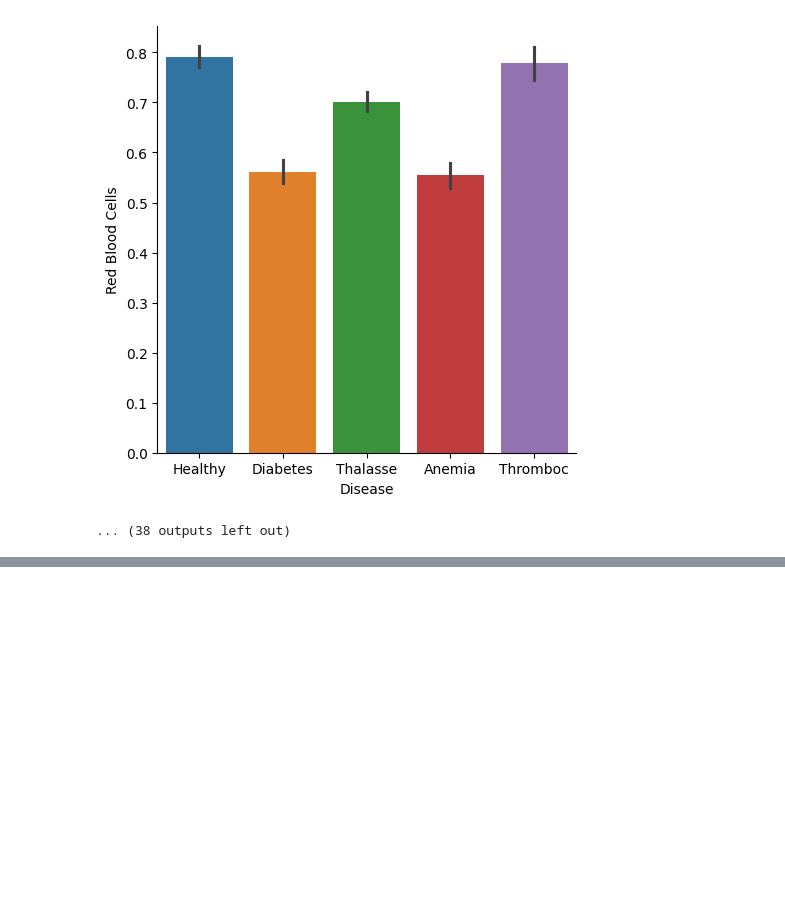
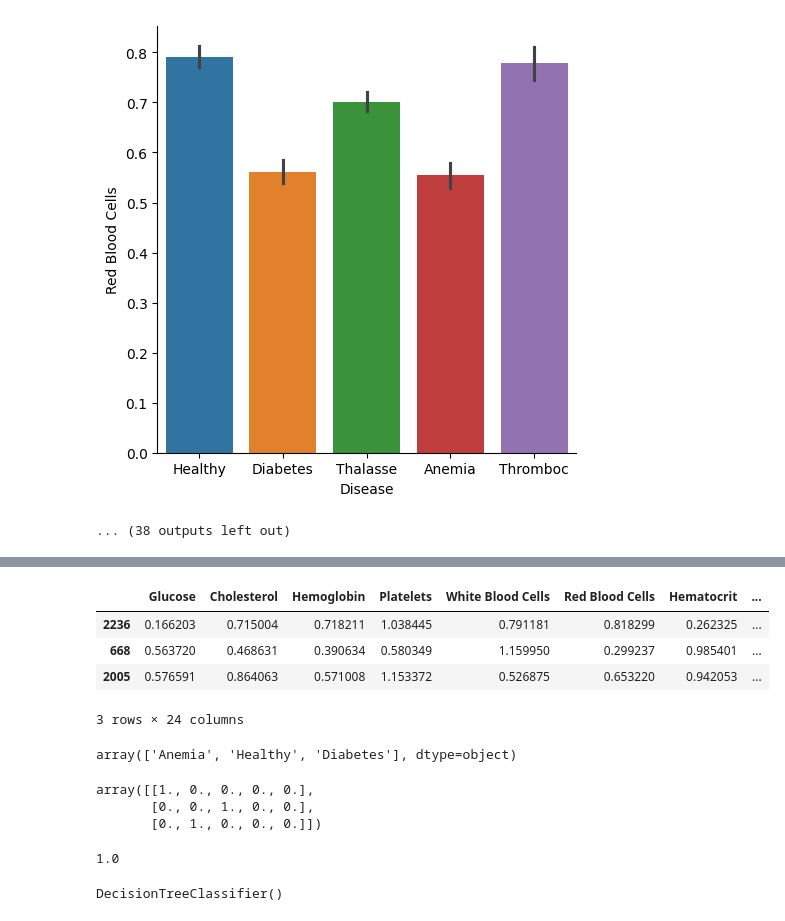
Before and after one commit to renan-b-eth/AulaIA-12-04, a Jupyter notebook: main.ipynb, the cells around one changed output, grey strips where cells are left out. Drawn from its saved outputs; the diff is of its cells as text; code cells hidden in the pictures; blank space fills up the shorter version.

```diff
--- a/main.ipynb
+++ b/main.ipynb
@@ -63,0 +83,28 @@ Red Blood Cells
+# %%
+pac_aleatorio = X.sample(3,random_state=42) # semente o random_state
+pac_aleatorio
+# %% [output]
+|  | Glucose | Cholesterol | Hemoglobin | Platelets | White Blood Cells | Red Blood Cells | Hematocrit | ... |
+| 2236 | 0.166203 | 0.715004 | 0.718211 | 1.038445 | 0.791181 | 0.818299 | 0.262325 | ... |
+| 668 | 0.563720 | 0.468631 | 0.390634 | 0.580349 | 1.159950 | 0.299237 | 0.985401 | ... |
+| 2005 | 0.576591 | 0.864063 | 0.571008 | 1.153372 | 0.526875 | 0.653220 | 0.942053 | ... |
+3 rows × 24 columns
+# %%
+deyckson.predict(pac_aleatorio)
+# %% [output]
+array(['Anemia', 'Healthy', 'Diabetes'], dtype=object)
+# %%
+deyckson.predict_proba(pac_aleatorio) # da a probabilidade de certeza
+# %% [output]
+array([[1., 0., 0., 0., 0.],
+       [0., 0., 1., 0., 0.],
+       [0., 1., 0., 0., 0.]])
+# %%
+from sklearn.metrics import accuracy_score
+
+y_pred = deyckson.predict(X)
+accuracy_score(y, y_pred)
+
+#dados para treinar e dados para testar precisa ser diferente para não dar 100%
+# %% [output]
+1.0
@@ -63,0 +116,6 @@ Red Blood Cells
+# %%
+deycksonv2 = DecisionTreeClassifier()
+deycksonv2.fit(X_train, y_train)
+deycksonv2
+# %% [output]
+DecisionTreeClassifier()
```
Also changed, not shown: parts of 7 cells of this notebook, 1 other file.
